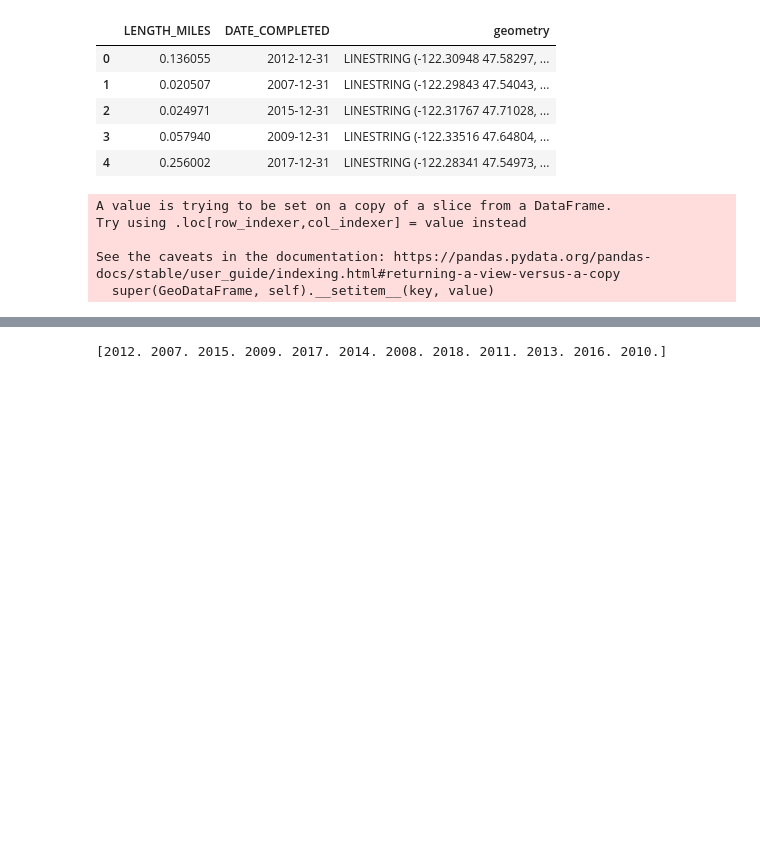
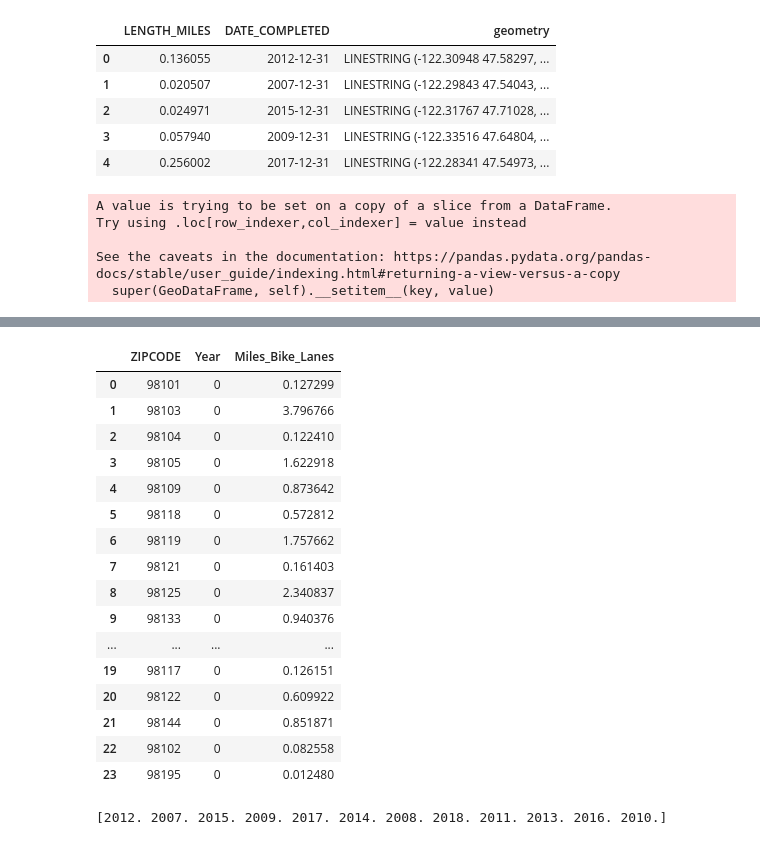
Before and after one commit to Greening-Seattle/Prediction, a Jupyter notebook: Data_Compiler.ipynb, the cells around one changed output, grey strips where cells are left out. Cells and saved outputs as stored; diff of their text form; code cells hidden in the pictures; blank space fills up the shorter version.

```diff
--- a/Data_Compiler.ipynb
+++ b/Data_Compiler.ipynb
@@ -268,0 +308,10 @@ See the caveats in the documentation: https://pandas.pydata.org/pandas-docs/stab
+# %%
+
+year_fill = [0] *len(zip_list)
+# %%
+zip_sum_list = []*len(zip_list)
+for zipcode in zip_list:
+    selection = zips_lane_base_diss.loc[zips_lane_base_diss['ZIPCODE'] == zipcode]
+    zip_sum = selection['LENGTH_MILES'].sum()
+    zip_sum_list.append(zip_sum)
+zip_sum_list
@@ -269,3 +336,25 @@ See the caveats in the documentation: https://pandas.pydata.org/pandas-docs/stab
+# %%
+base_df = pd.DataFrame(list(zip(zip_list, year_fill, zip_sum_list)), index = range(len(zip_list)), columns = ['ZIPCODE', 'Year', 'Miles_Bike_Lanes'] )
+# %%
+base_df
+# %% [output]
+|  | ZIPCODE | Year | Miles_Bike_Lanes |
+| 0 | 98101 | 0 | 0.127299 |
+| 1 | 98103 | 0 | 3.796766 |
+| 2 | 98104 | 0 | 0.122410 |
+| 3 | 98105 | 0 | 1.622918 |
+| 4 | 98109 | 0 | 0.873642 |
+| 5 | 98118 | 0 | 0.572812 |
+| 6 | 98119 | 0 | 1.757662 |
+| 7 | 98121 | 0 | 0.161403 |
+| 8 | 98125 | 0 | 2.340837 |
+| 9 | 98133 | 0 | 0.940376 |
+| ... | ... | ... | ... |
+| 19 | 98117 | 0 | 0.126151 |
+| 20 | 98122 | 0 | 0.609922 |
+| 21 | 98144 | 0 | 0.851871 |
+| 22 | 98102 | 0 | 0.082558 |
+| 23 | 98195 | 0 | 0.012480 |
 # %%
 #selects only data points with years after 2007 to match traffic data
 bike_half_filtered = bike_lane[bike_lane['Year'] >= 2007]
```
Also changed, not shown: parts of 34 cells of this notebook.
